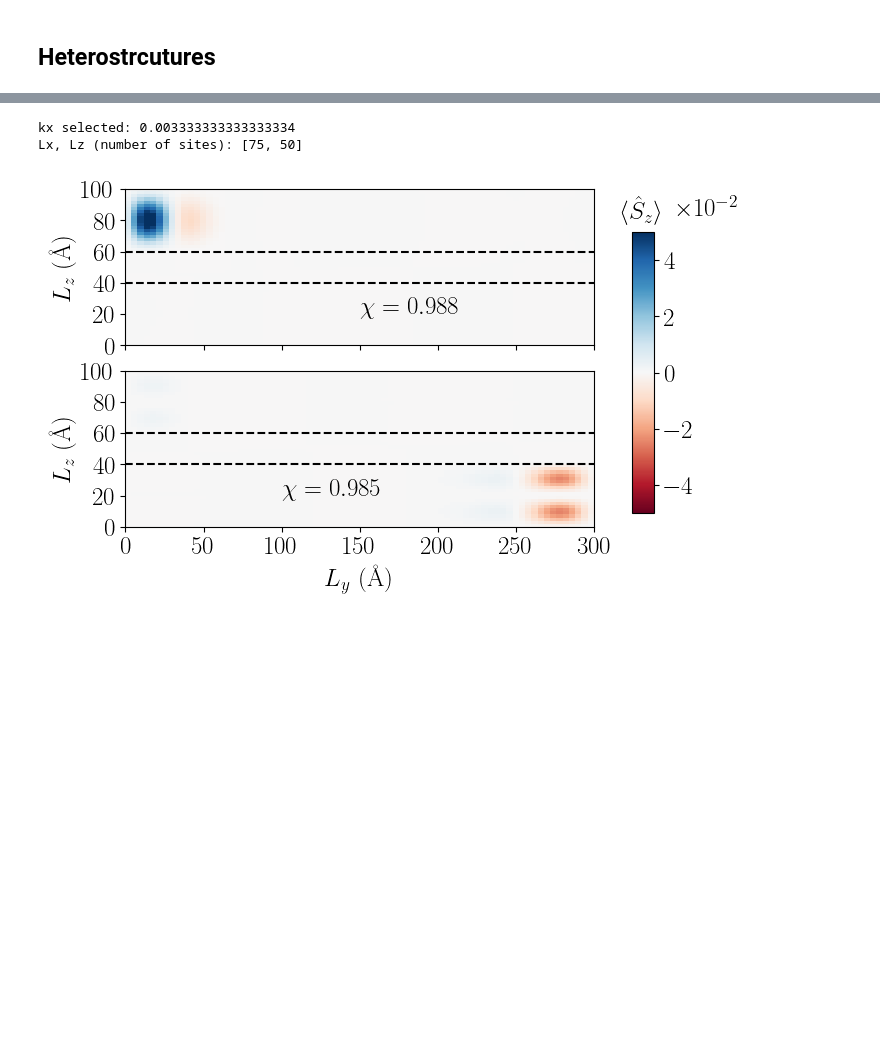
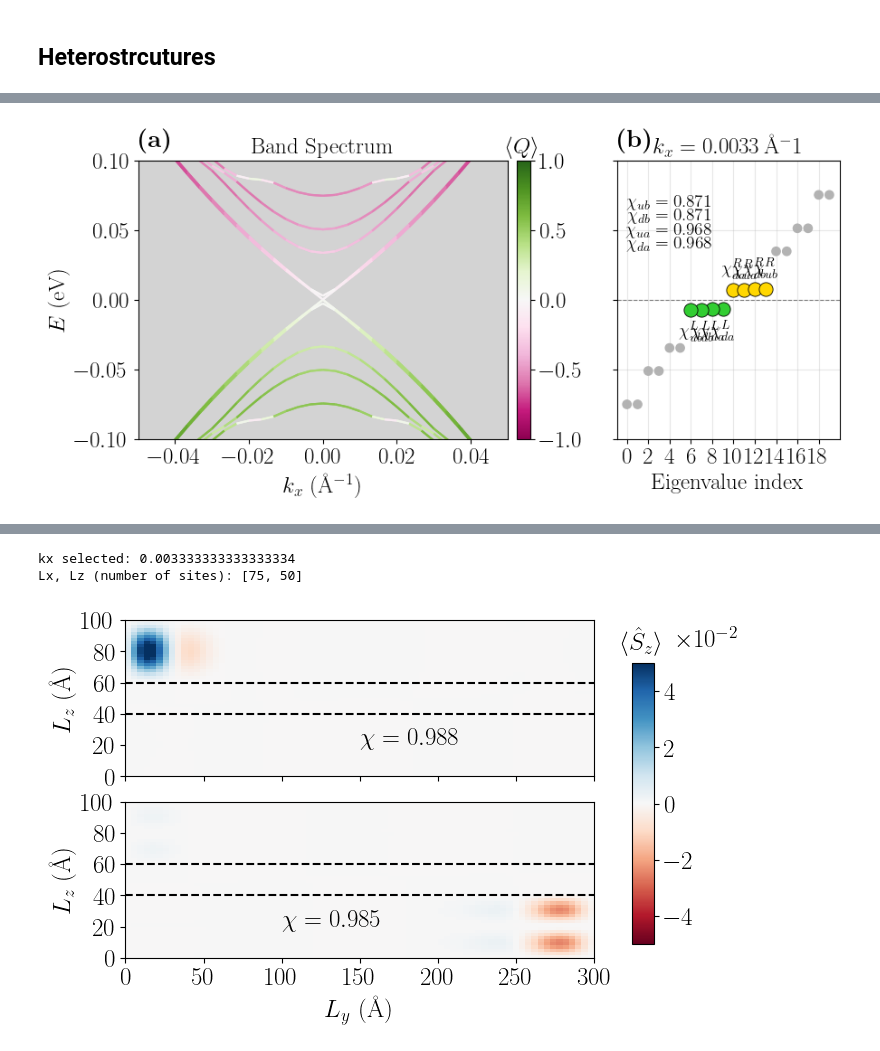
Before and after one commit to AlejandroSGomez/TFM_TSC-in-HighChernNumber-systems, a Jupyter notebook: Sec_IV_SlabsSC.ipynb, the cells around one changed output, grey strips where cells are left out. Saved outputs shown, nothing was run; the diff lists cells and outputs as text; code cells hidden in the pictures; blank space fills up the shorter version.

```diff
--- a/Sec_IV_SlabsSC.ipynb
+++ b/Sec_IV_SlabsSC.ipynb
@@ -1573,7 +916,7 @@ def sorted_eigs(ev):
     order = np.argsort(evals)
     return np.array(evals[order]), np.array(evecs[:, order])
 
-from tqdm import tqdm  # Importar tqdm para la barra de progreso
+from tqdm import tqdm
 import scipy.sparse.linalg as sla
 import scipy.sparse as ss
 
@@ -1600,7 +943,7 @@ energy_kx = []
 eigenvectors_kx = []
 previous_evecs = None
 
-for ki in tqdm(kx_values, desc="Calculando Autovalores/Autovectores", unit="k-point"):
+for ki in tqdm(kx_values, desc="Computing eigensystem", unit="k-point"):
     H_params["kx"] = ki
     H_k = syst.hamiltonian_submatrix(params=H_params, sparse=True)
 
@@ -2353,10 +1495,10 @@ Q_expect = np.einsum(
 ).real
 # %%
-### 1) SELECCIÓN DE LOS 8 PRIMEROS ESTADOS (|E| más pequeños)
-k_idx      = N_k // 2 + 1                      # k fijo (≈ centro)
+
+k_idx      = N_k // 2 + 1
 energies_k = energy_kx[k_idx, :]
 
-idx_sel    = np.argsort(np.abs(energies_k))[:12]   # ← ¡ahora son 4!
+idx_sel    = np.argsort(np.abs(energies_k))[:8]
 E_sel      = energies_k[idx_sel]
 
 print("Índices y energías seleccionadas en k={}:".format(k_idx))
@@ -2365,25 +1507,21 @@ for i, (n, E) in enumerate(zip(idx_sel, E_sel), 1):
 
 
 L=Ly*Lz
-### 2) POLARIZACIÓN DE MAJORANA PARA CADA ESTADO
 C_mat  = np.kron(np.eye(L), kron3(sx, s0, s0))
-chis   = []                                     # χ_i para i=1,…,8
+chis   = []
 
 for n in idx_sel:
-    u = eigenvectors_kx[k_idx, :, n]            # (4L,)
+    u = eigenvectors_kx[k_idx, :, n]
     chi = np.abs(np.vdot(np.conj(u), C_mat @ np.conj(u)))**2
     chis.append(chi)
 
 chis = np.array(chis)
 
-### 3) FIGURA 1×2 (panel de bandas + espectro puntual) -------------
 fig, (ax_band, ax_spec) = plt.subplots(
     1, 2, figsize=(10, 4), sharey=True,
     gridspec_kw={'width_ratios': [2, 1], 'wspace': 0.10}
 )
 
-
-# -------- 3a) Bandas E(kx) + proyección de carga ---------------------
 
 from matplotlib.collections import LineCollection
 
@@ -2396,26 +1534,25 @@ for j in range(Nb):
     y = energy_kx[:, j]                # (Nk,)
     q = Q_expect[:, j]                 # (Nk,)
 
-    # 1) construye pares de puntos (x_i,y_i) → (x_{i+1},y_{i+1})
+
     pts      = np.column_stack([x, y]).reshape(-1, 1, 2)
     segments = np.concatenate([pts[:-1], pts[1:]], axis=1)   # (Nk-1, 2, 2)
 
-    # 2) color de cada segmento = media de q_i y q_{i+1}
+
     q_seg = 0.5 * (q[:-1] + q[1:])      # (Nk-1,)
 
-    # 3) crea la colección y añádela al eje
+
     lc = LineCollection(segments, cmap=cmap, norm=norm,
                         linewidths=1.6)
     lc.set_array(q_seg)
     ax_band.add_collection(lc)
 
-# barra de color
+
 sm = plt.cm.ScalarMappable(cmap=cmap, norm=norm)
 sm.set_array([])
 cbar = plt.colorbar(sm, ax=ax_band, pad=0.02)
 cbar.ax.set_title(r'$\langle Q\rangle$')
 
-# ejes y límites como antes
 Emin, Emax = -0.1, 0.1
 ax_band.set_xlim(kx_values[0], kx_values[-1])
 ax_band.set_ylim(Emin, Emax)
@@ -2425,23 +1562,20 @@ ax_band.set_title('Band Spectrum + Charge Projection')
 ax_band.grid(alpha=0.3)
 ax_band.set_facecolor('lightgrey')
 
-# → Etiqueta solo los 4 niveles con energía positiva
-#    (entre los 8 de |E| más pequeño)
+
 pos_idx   = np.where(E_sel > 0)[0]
-# ordena ascendentemente por energía
 pos_order = pos_idx[np.argsort(E_sel[pos_idx])]
 
-y_pos=np.linspace(0.04,0.06,2)
 
-letters = ['1', '2','3','1','2','3']               # subíndices
-y_pos = np.linspace(0.04, 0.06, 2) # alturas fijas
+letters = ['da', 'ua','db','ub','d3','u3']
+y_pos = np.linspace(0.04, 0.09, 6)
 
-for rank, idx in enumerate(pos_order):          # solo 2 niveles >0
+for rank, idx in enumerate(pos_order):
     E      = y_pos[rank]
     chival = chis[idx]
-    ax_spec.text(4, E,                          # x = 4 (centro de panel)
+    ax_spec.text(4, E,
                  fr'$\chi_{{{letters[rank]}}} = {chival:.3f}$',
-                 fontsize=17, ha='center', va='center', zorder=5)
+                 fontsize=14, ha='center', va='center', zorder=5)
 
 ax_band.set_xlim(kx_values[0], kx_values[-1])
 ax_band.set_ylim(Emin, Emax)
@@ -2450,7 +1584,6 @@ ax_band.set_ylabel(r'$E$ (eV)')
 ax_band.set_title(r'Band Spectrum')
 ax_band.grid()
 
-# -------- 3b) Espectro puntual ------------------------------------
 energies     = energy_kx[k_idx]
 sort_idx     = np.argsort(energies)
 energies_ord = energies[sort_idx]
@@ -2461,7 +1594,7 @@ lo, hi = max(i0-20, 0), min(i0+20, len(energies_ord))
 x_vals = np.arange(lo, hi)
 E_vals = energies_ord[lo:hi]
 
-thr = 0.05
+thr = 0.025
 base_colors = ['gold'      if  0 < E <= thr else
                'limegreen' if -thr <= E < 0 else
                '0.7' for E in E_vals]
@@ -2469,39 +1602,18 @@ base_colors = ['gold'      if  0 < E <= thr else
 ax_spec.scatter(x_vals, E_vals, s=45, c=base_colors, zorder=1)
 ax_spec.axhline(0, ls='--', lw=0.8, color='grey')
 
-# ---------- resaltado y etiquetas χ_{a,b}^{R/L} -------------------
-letters = ['a', 'b']           # orden de letras
-dy = 0.008                     # desplazamiento vertical (solo arriba/abajo)
 
-# separa positivos y negativos
+letters = ['da', 'ua','db','ub','d3','u3']
+dy = 0.008
+
 sel_pos = [(band, E) for band, E in zip(idx_sel, E_sel) if E > 0]
 sel_neg = [(band, E) for band, E in zip(idx_sel, E_sel) if E < 0]
 
-# ordena por |E| creciente
+
 sel_pos.sort(key=lambda t: t[1])
 sel_neg.sort(key=lambda t: abs(t[1]))
 
-def highlight(selection, col, side, dy_sign):
-    for rank, (band_idx, E) in enumerate(selection):
-        w = np.where(sort_idx[lo:hi] == band_idx)[0]
-        if not len(w):
-            continue
-        x = x_vals[w[0]]
 
-        # punto destacado
-        ax_spec.scatter(x, E, s=120, color=col,
-                        edgecolor='k', linewidth=0.6, zorder=3)
-
-        # etiqueta justo arriba/abajo
-        m = letters[rank]          # 'a' o 'b'
-        ax_spec.text(x, E + dy*dy_sign,
-                     fr'$\chi_{m}$',
-                     ha='center', va='center',
-                     fontsize=14, zorder=4)
-
-# aplica: R arriba, L abajo
-# ---------- resaltado y etiquetas χ_{a,b}^{R/L} -------------------
-letters = ['a', 'b']         # orden de letras ('a' → más cercano a 0)
 
 def highlight(selection, col, side, dy_sign):
     dy = 0.015
@@ -2511,29 +1623,25 @@ def highlight(selection, col, side, dy_sign):
             continue
         x = x_vals[w[0]]
 
-        # punto grande
         ax_spec.scatter(x, E, s=120, color=col,
                         edgecolor='k', linewidth=0.6, zorder=3)
 
-        # etiqueta:  χ^{R}_{a}   ó   χ^{L}_{b}
+        #  χ^{R}_{a}   ó   χ^{L}_{b}
         label = fr'$\chi^{{{side}}}_{{{letters[rank]}}}$'
         ax_spec.text(x, E + dy*dy_sign, label,
                      ha='center', va='center', fontsize=14, zorder=4)
 
-# aplica:   positivos → R (arriba)   /   negativos → L (abajo)
 highlight(sel_pos, 'gold',      'R', +1)
 highlight(sel_neg, 'limegreen', 'L', -1)
 
-# ---------- ajuste final ------------------------------------------
 ax_spec.set_xlabel(r'Eigenvalue index')
 ax_spec.set_title(fr'$k_x = {kx_values[k_idx]:.4f}\,$\AA$^{-1}$')
 ax_spec.set_xticks(x_vals[::2])
 ax_spec.grid(alpha=0.3)
 
-# -------- 4) SALIDA ----------------------------------------------
 plt.tight_layout()
 createletters((ax_band, ax_spec), coord=[0, 1.05])
-plt.savefig('Figs/SecIV/BandsGins.svg', bbox_inches='tight')
+plt.savefig('Figs/SecIV/BandsG.svg', bbox_inches='tight')
 plt.show()
 # %% [output]
 Índices y energías seleccionadas en k=16:
@@ -2553,3 +1656,4 @@ Error:
+[figure, added]
 # %%
 from matplotlib.lines import Line2D
 from matplotlib.colors import Normalize
```
Also changed, not shown: parts of 27 cells of this notebook, 1 other file.
